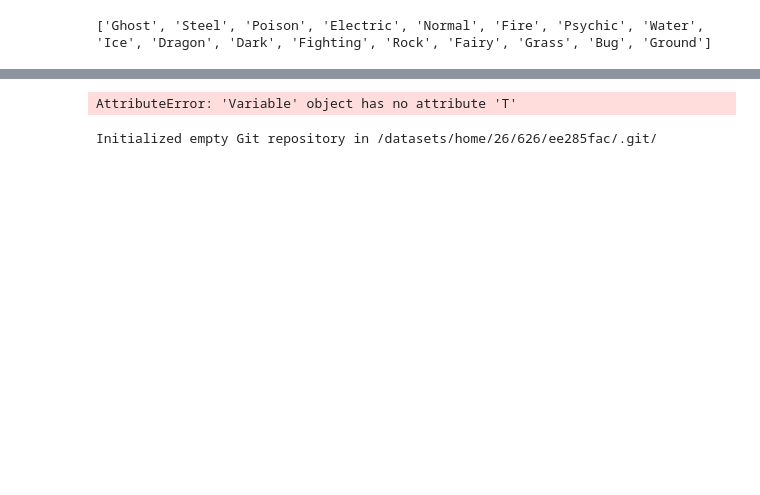
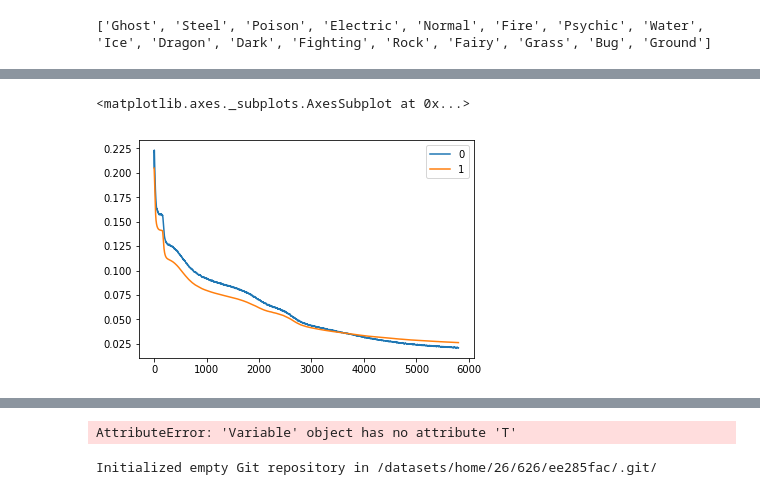
Before and after one commit to ppallal/pokemon, a Jupyter notebook: Project.ipynb, the cells around one changed output, grey strips where cells are left out. Drawn from its saved outputs; the diff is of its cells as text; code cells hidden in the pictures; blank space fills up the shorter version.

```diff
--- a/Project.ipynb
+++ b/Project.ipynb
@@ -126,0 +248,5 @@ print (100 * np.mean(lval.cpu().data.numpy().T.argmax(axis=0) == yinit.data.nump
+# %%
+pd.DataFrame(losses).ewm(20).mean().plot()
+# %% [output]
+<matplotlib.axes._subplots.AxesSubplot at 0x...>
+[figure, added]
```
Also changed, not shown: parts of 17 cells of this notebook, 2 other files.
